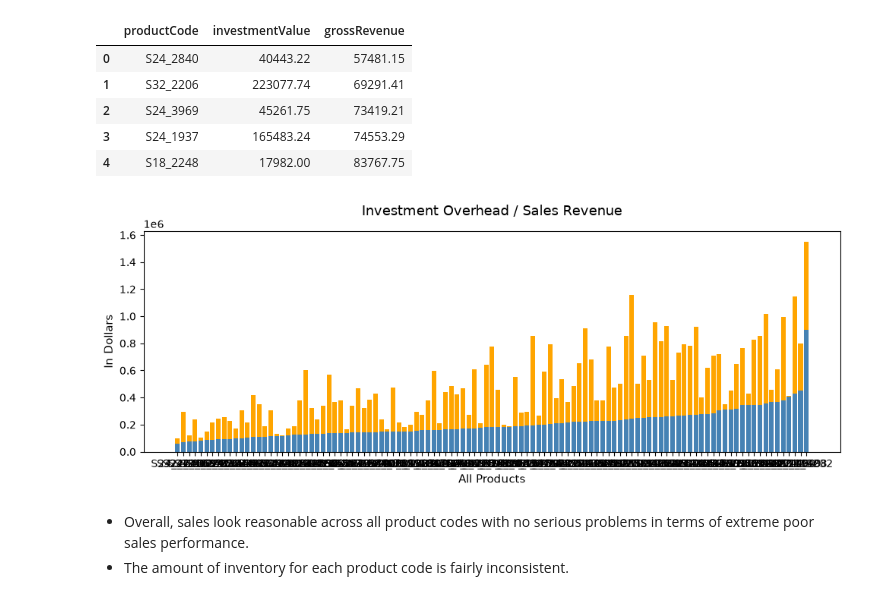
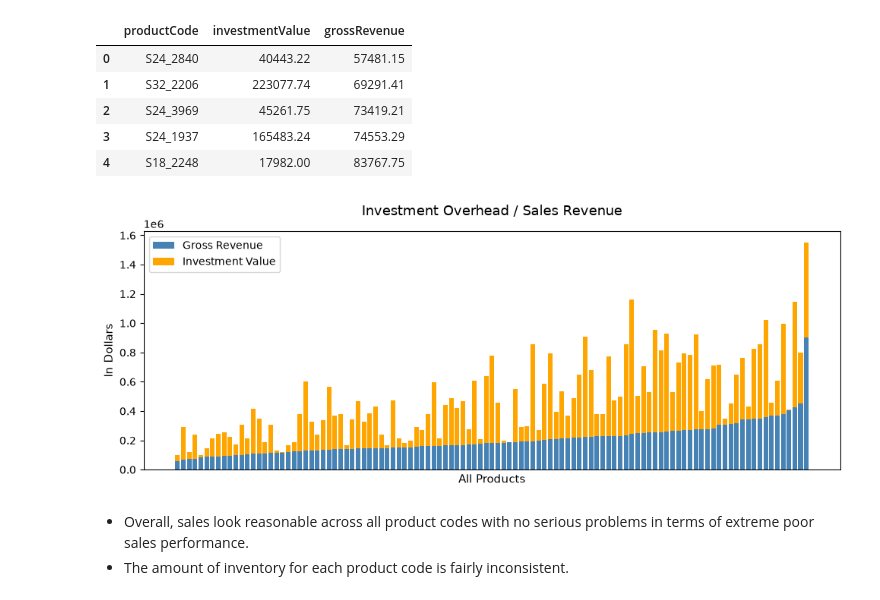
Before and after one commit to BCPMcustom/courseraSQL, a Jupyter notebook: Course#10/MintClassics.ipynb, the cells around one changed output. Drawn from its saved outputs; the diff is of its cells as text; code cells hidden in the pictures.

```diff
--- a/Couse#10/MintClassics.ipynb
+++ b/Course#10/MintClassics.ipynb
@@ -93,18 +93,20 @@ df_OH.head()
 # %%
 fig, ax = plt.subplots(figsize=(10, 4))
 
-ax.bar(df_OH['productCode'], df_OH['grossRevenue'], color='steelblue')
-ax.bar(df_OH['productCode'], df_OH['investmentValue'], bottom=df_OH['grossRevenue'], color='orange')
+ax.bar(df_OH['productCode'], df_OH['grossRevenue'], color='steelblue').set_label('Gross Revenue')
+ax.bar(df_OH['productCode'], df_OH['investmentValue'], bottom=df_OH['grossRevenue'], color='orange').set_label('Investment Value')
+ax.legend()
 
+ax.set_xticks([])
 ax.set_title('Investment Overhead / Sales Revenue', fontsize=13, pad=15)
 ax.set_xlabel('All Products', fontsize=11)
 ax.set_ylabel('In Dollars', fontsize=11)
 
 plt.tight_layout()
 plt.show()
 plt.close('all')
 # %% [output]
-[figure, old version]
+[figure, new version]
 # %% [markdown]
 - Overall, sales look reasonable across all product codes with no serious problems in terms of extreme poor sales performance.
 - The amount of inventory for each product code is fairly inconsistent.
```
Also changed, not shown: parts of 9 cells of this notebook, 12 other files.
